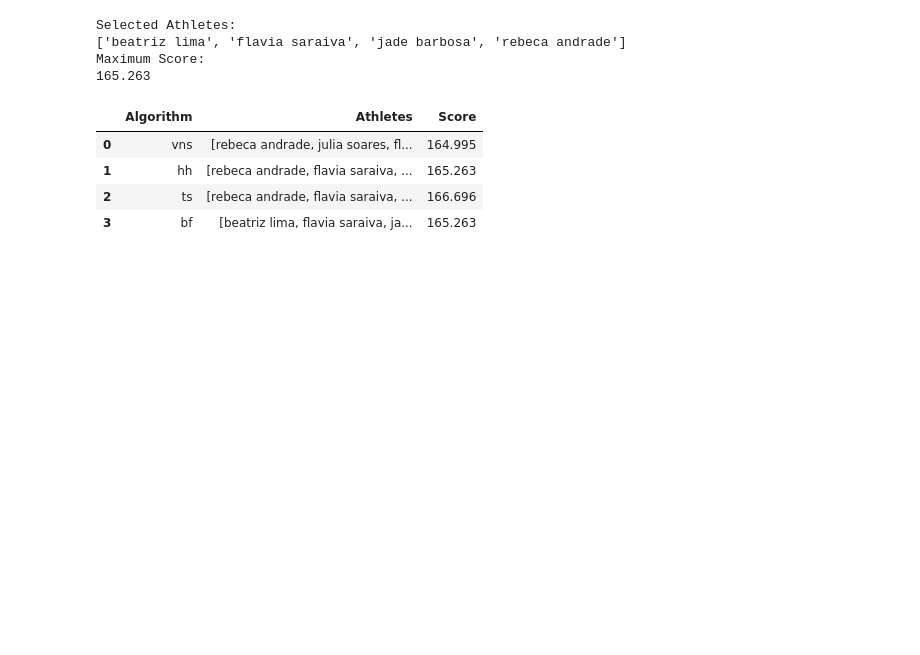
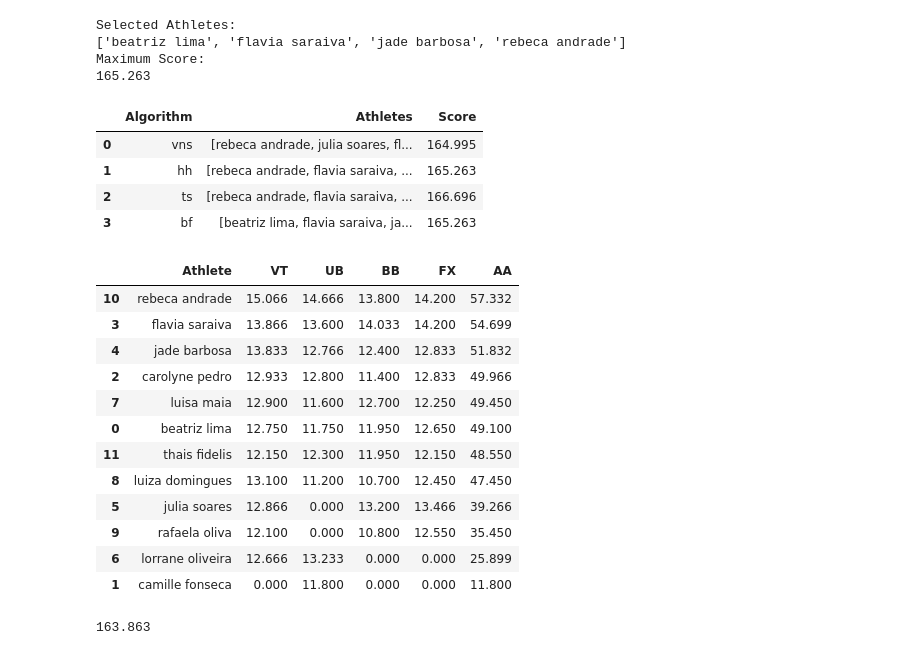
Before and after one commit to RyanTal/Data_Mining, a Jupyter notebook: Team Selection/Competition/Brazil.ipynb, the cells around one changed output. Saved outputs shown, nothing was run; the diff lists cells and outputs as text; code cells hidden in the pictures; blank space fills up the shorter version.

```diff
--- a/Team Selection/Competition/Brazil.ipynb
+++ b/Team Selection/Competition/Brazil.ipynb
@@ -348,3 +366,43 @@ bra
 bra['nation']='BRA'
 # %%
 # bra.to_csv('brazil.csv', index=False)
+# %%
+df = pd.read_csv('../../Combine_Data/women/iaa2024.csv')
+df = df.drop_duplicates()
+df=df[df['Nation']=='BRA']
+df=df.drop(columns=['Rank', 'Nation', 'round', 'year'])
+# Group by 'Athlete' and get the index of the maximum score for each apparatus
+idx_max = df.groupby('Athlete').idxmax()
+
+# Create a new DataFrame with the highest scores for each athlete
+df_max_scores = pd.DataFrame({
+    'Athlete': df.loc[idx_max['VT'], 'Athlete'].values,
+    'VT': df.loc[idx_max['VT'], 'VT'].values,
+    'UB': df.loc[idx_max['UB'], 'UB'].values,
+    'BB': df.loc[idx_max['BB'], 'BB'].values,
+    'FX': df.loc[idx_max['FX'], 'FX'].values,
+    'AA': df.loc[idx_max['AA'], 'AA'].values
+
+})
+# %%
+df=df_max_scores.copy()
+# %%
+df.sort_values(by='AA', ascending=False)
+# %% [output]
+|  | Athlete | VT | UB | BB | FX | AA |
+| 10 | rebeca andrade | 15.066 | 14.666 | 13.800 | 14.200 | 57.332 |
+| 3 | flavia saraiva | 13.866 | 13.600 | 14.033 | 14.200 | 54.699 |
+| 4 | jade barbosa | 13.833 | 12.766 | 12.400 | 12.833 | 51.832 |
+| 2 | carolyne pedro | 12.933 | 12.800 | 11.400 | 12.833 | 49.966 |
+| 7 | luisa maia | 12.900 | 11.600 | 12.700 | 12.250 | 49.450 |
+| 0 | beatriz lima | 12.750 | 11.750 | 11.950 | 12.650 | 49.100 |
+| 11 | thais fidelis | 12.150 | 12.300 | 11.950 | 12.150 | 48.550 |
+| 8 | luiza domingues | 13.100 | 11.200 | 10.700 | 12.450 | 47.450 |
+| 5 | julia soares | 12.866 | 0.000 | 13.200 | 13.466 | 39.266 |
+| 9 | rafaela oliva | 12.100 | 0.000 | 10.800 | 12.550 | 35.450 |
+| 6 | lorrane oliveira | 12.666 | 13.233 | 0.000 | 0.000 | 25.899 |
+| 1 | camille fonseca | 0.000 | 11.800 | 0.000 | 0.000 | 11.800 |
+# %%
+57.332+54.699+51.832
+# %% [output]
+163.863
```
Also changed, not shown: parts of 2 cells of this notebook, 28 other files.
